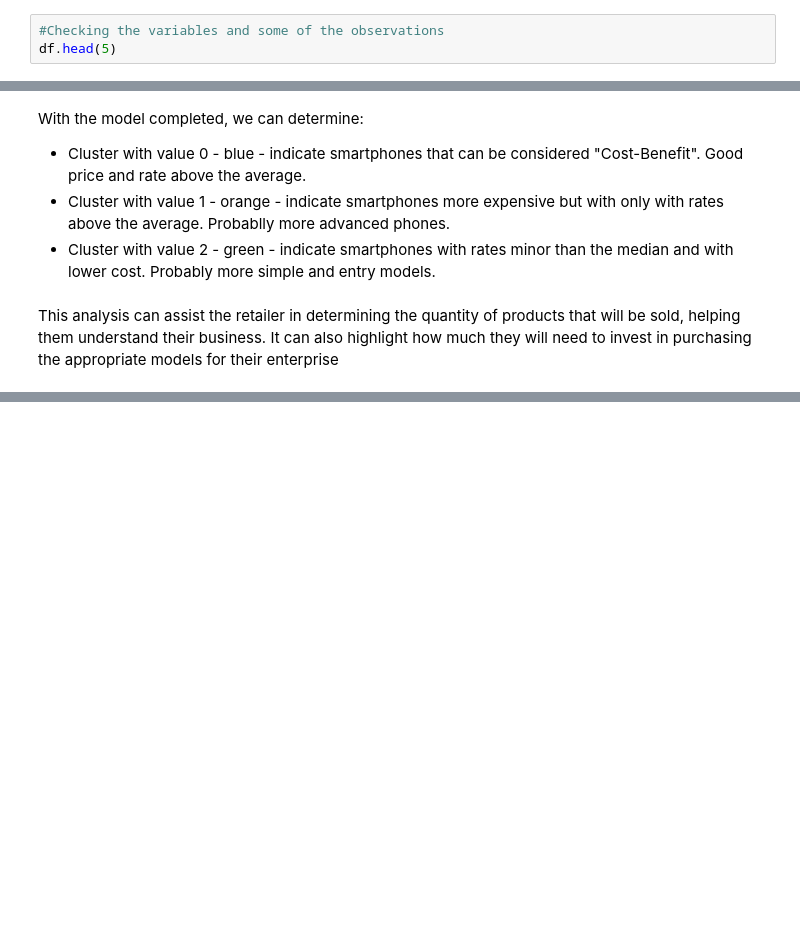
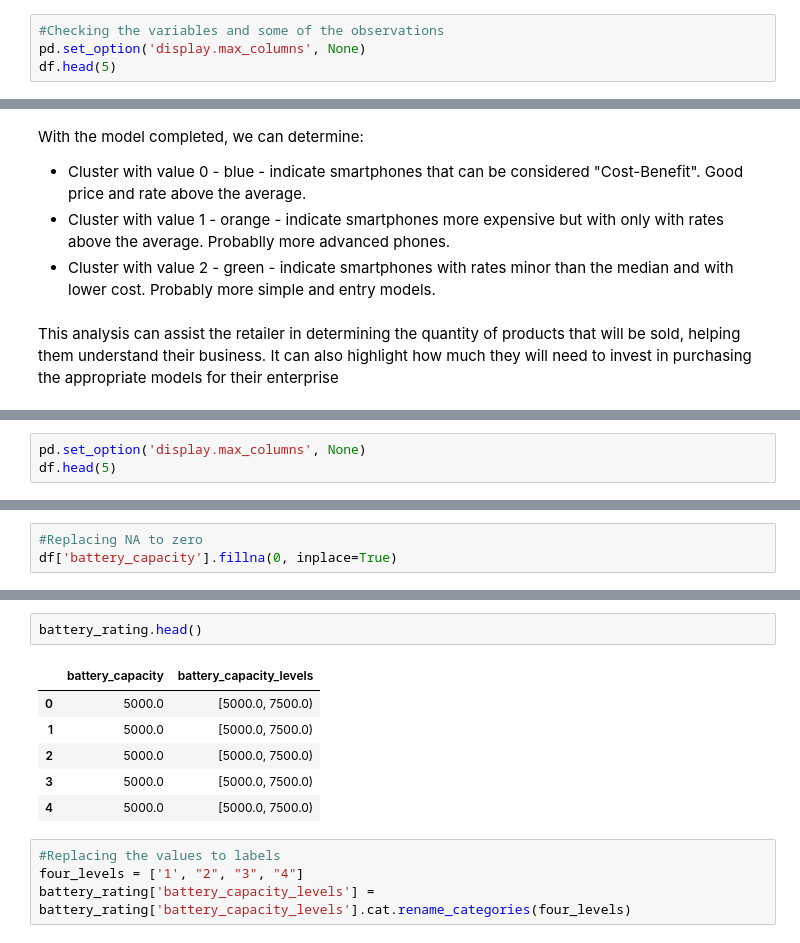
Before and after one commit to vaugsss/DataScience, a Jupyter notebook: Smarpthones_Clustering.ipynb, the cells around one changed output, grey strips where cells are left out. Saved outputs shown, nothing was run; the diff lists cells and outputs as text; blank space fills up the shorter version.

```diff
--- a/Smarpthones_Clustering.ipynb
+++ b/Smarpthones_Clustering.ipynb
@@ -31,6 +33,7 @@ Sklearn version: 1.4.2
 df = pd.read_csv(r"C:\Users\vitor\Documentos\Kaggle\Smartphones DS\smartphone_cleaned_v5.csv")
 # %%
 #Checking the variables and some of the observations
+pd.set_option('display.max_columns', None)
 df.head(5)
 # %% [output]
 |  | brand_name | model | price | rating | has_5g | has_nfc | has_ir_blaster | processor_brand | num_cores | ... |
@@ -225,0 +244,3 @@ This analysis can assist the retailer in determining the quantity of products th
+# %%
+pd.set_option('display.max_columns', None)
+df.head(5)
@@ -225,0 +282,3 @@ This analysis can assist the retailer in determining the quantity of products th
+# %%
+#Replacing NA to zero
+df['battery_capacity'].fillna(0, inplace=True)
@@ -225,0 +300,13 @@ This analysis can assist the retailer in determining the quantity of products th
+# %%
+battery_rating.head()
+# %% [output]
+|  | battery_capacity | battery_capacity_levels |
+| 0 | 5000.0 | [5000.0, 7500.0) |
+| 1 | 5000.0 | [5000.0, 7500.0) |
+| 2 | 5000.0 | [5000.0, 7500.0) |
+| 3 | 5000.0 | [5000.0, 7500.0) |
+| 4 | 5000.0 | [5000.0, 7500.0) |
+# %%
+#Replacing the values to labels
+four_levels = ['1', "2", "3", "4"]
+battery_rating['battery_capacity_levels'] = battery_rating['battery_capacity_levels'].cat.rename_categories(four_levels)
```
Also changed, not shown: parts of 31 cells of this notebook.
